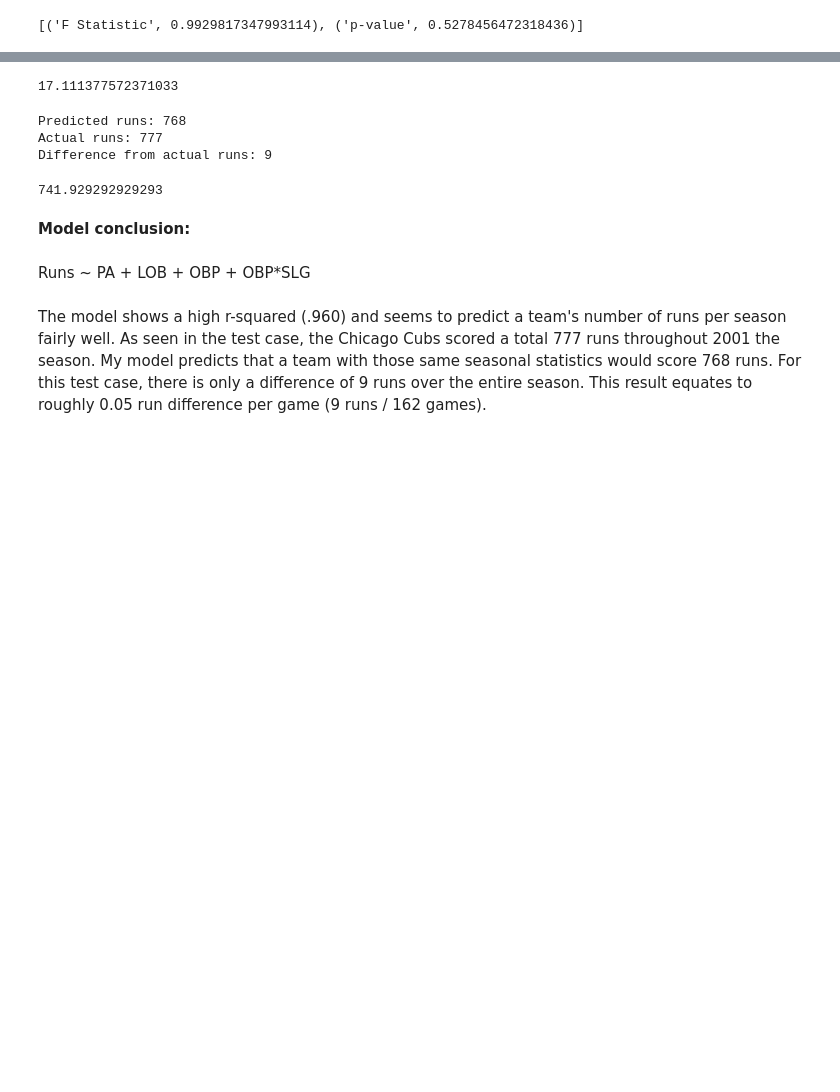
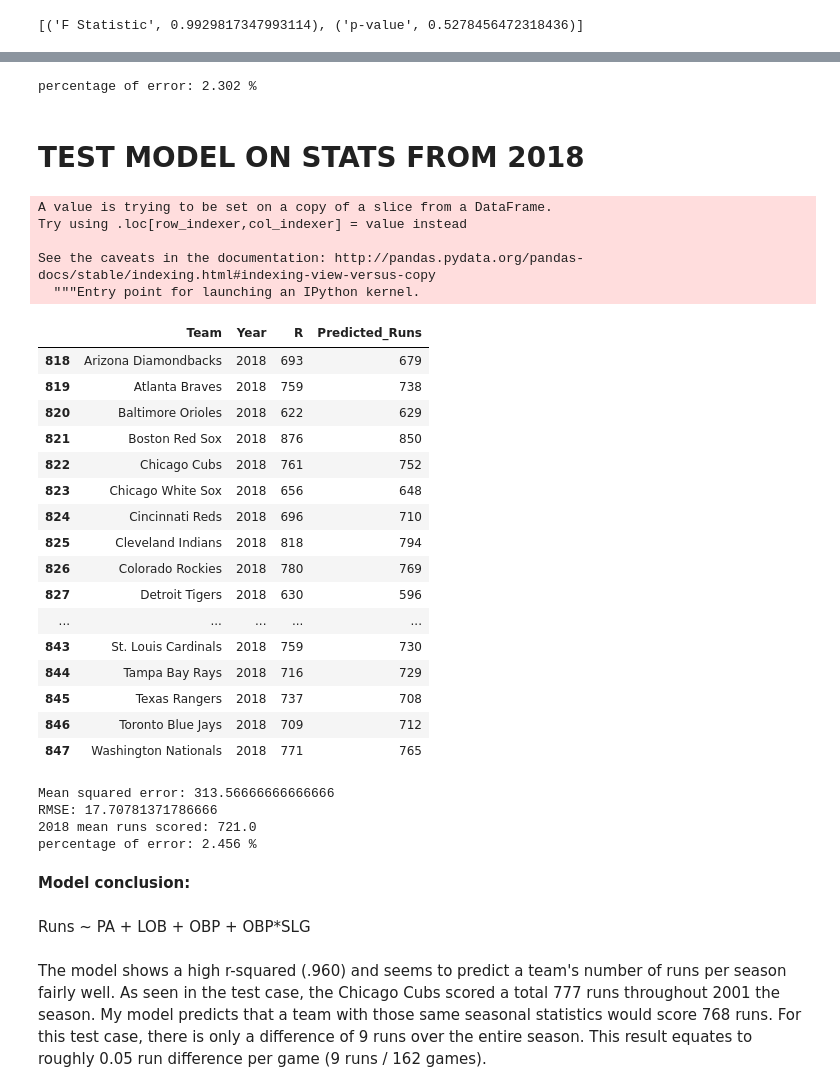
Before and after one commit to AustinKrause/mlb-runs-predictor, a Jupyter notebook: EDA_1.ipynb, the cells around one changed output, grey strips where cells are left out. Cells and saved outputs as stored; diff of their text form; code cells hidden in the pictures; blank space fills up the shorter version.

```diff
--- a/EDA_1.ipynb
+++ b/EDA_1.ipynb
@@ -249,13 +276,13 @@ list(zip(names,test))
 [('F Statistic', 0.9929817347993114), ('p-value', 0.5278456472318436)]
 # %%
 def predict_runs_scored(PA, OBP_times_SLG, OBP, LOB):
-    return int((-1876.0267 + (0.3723*PA) + (-0.6533*LOB) + (2080.6982*OBP) + (2666.0271*OBP_times_SLG)))
+    return int((-1867.7977 + (0.3672*PA) + (-0.6483*LOB) + (2148.2308*OBP) + (2633.9704*OBP_times_SLG)))
 # %%
 #function that will predict the season runs for each row
 #returns a list of predictions
-def get_predicted_vals():
+def get_predicted_vals(dataframe):
     predictions = []
-    for index, row in test.iterrows():
+    for index, row in dataframe.iterrows():
         pa, obp, lob, obp_times_slg = row['PA'], row['OBP'], row['LOB'], row['OBP_times_SLG']
         predicted_runs_scored = predict_runs_scored(pa, obp_times_slg, obp, lob)
         #print(predicted_runs_scored)
@@ -276,5 +318,7 @@ runs_pred = df['Predicted_Runs']
 # %%
 rmse = math.sqrt(mean_squared_error(runs_true, runs_pred))
-rmse
+runs_mean = df_not_2018['R'].mean()
+accuracy = rmse/runs_mean
+print('percentage of error:', round((accuracy*100),3), '%')
 # %% [output]
-17.111377572371033
+percentage of error: 2.302 %
@@ -290,14 +325,32 @@ chc_2001_predicted_runs = predict_runs_scored(chc_2001_PA, chc_2001_OBP_times_SL
-# %%
-diff_runs = abs(chc_2001_actual_runs - chc_2001_predicted_runs)
-
-print('Predicted runs:', chc_2001_predicted_runs)
-print('Actual runs:', chc_2001_actual_runs)
-print('Difference from actual runs:', diff_runs)
-# %% [output]
-Predicted runs: 768
-Actual runs: 777
-Difference from actual runs: 9
-# %%
-df['R'].mean()
-# %% [output]
-741.929292929293
+# %% [markdown]
+<h1><b> TEST MODEL ON STATS FROM 2018
+# %%
+values_predicted_2018 = get_predicted_vals(df_2018)
+# %%
+df_2018['Predicted_Runs'] = values_predicted_2018
+# %% [output]
+A value is trying to be set on a copy of a slice from a DataFrame.
+Try using .loc[row_indexer,col_indexer] = value instead
+
+See the caveats in the documentation: http://pandas.pydata.org/pandas-docs/stable/indexing.html#indexing-view-versus-copy
+  """Entry point for launching an IPython kernel.
+# %%
+df_2018[['Team', 'Year', 'R', 'Predicted_Runs']]
+# %% [output]
+|  | Team | Year | R | Predicted_Runs |
+| 818 | Arizona Diamondbacks | 2018 | 693 | 679 |
+| 819 | Atlanta Braves | 2018 | 759 | 738 |
+| 820 | Baltimore Orioles | 2018 | 622 | 629 |
+| 821 | Boston Red Sox | 2018 | 876 | 850 |
+| 822 | Chicago Cubs | 2018 | 761 | 752 |
+| 823 | Chicago White Sox | 2018 | 656 | 648 |
+| 824 | Cincinnati Reds | 2018 | 696 | 710 |
+| 825 | Cleveland Indians | 2018 | 818 | 794 |
+| 826 | Colorado Rockies | 2018 | 780 | 769 |
+| 827 | Detroit Tigers | 2018 | 630 | 596 |
+| ... | ... | ... | ... | ... |
+| 843 | St. Louis Cardinals | 2018 | 759 | 730 |
+| 844 | Tampa Bay Rays | 2018 | 716 | 729 |
+| 845 | Texas Rangers | 2018 | 737 | 708 |
+| 846 | Toronto Blue Jays | 2018 | 709 | 712 |
+| 847 | Washington Nationals | 2018 | 771 | 765 |
@@ -304,3 +360,21 @@ df['R'].mean()
+# %%
+mean_squared_error = mean_squared_error(runs_true_2018, runs_pred_2018)
+print('Mean squared error:',mean_squared_error)
+rmse = math.sqrt(mean_squared_error)
+
+runs_mean = df_2018['R'].mean()
+
+#find average percent of error
+poe = rmse/runs_mean
+
+print('RMSE:', rmse)
+print('2018 mean runs scored:', runs_mean)
+print('percentage of error:', round((poe*100),3), '%')
+# %% [output]
+Mean squared error: 313.56666666666666
+RMSE: 17.70781371786666
+2018 mean runs scored: 721.0
+percentage of error: 2.456 %
 # %% [markdown]
 <b>Model conclusion:<br><br></b>
 Runs ~ PA + LOB + OBP + OBP*SLG <br><br>
```
Also changed, not shown: parts of 13 cells of this notebook.
